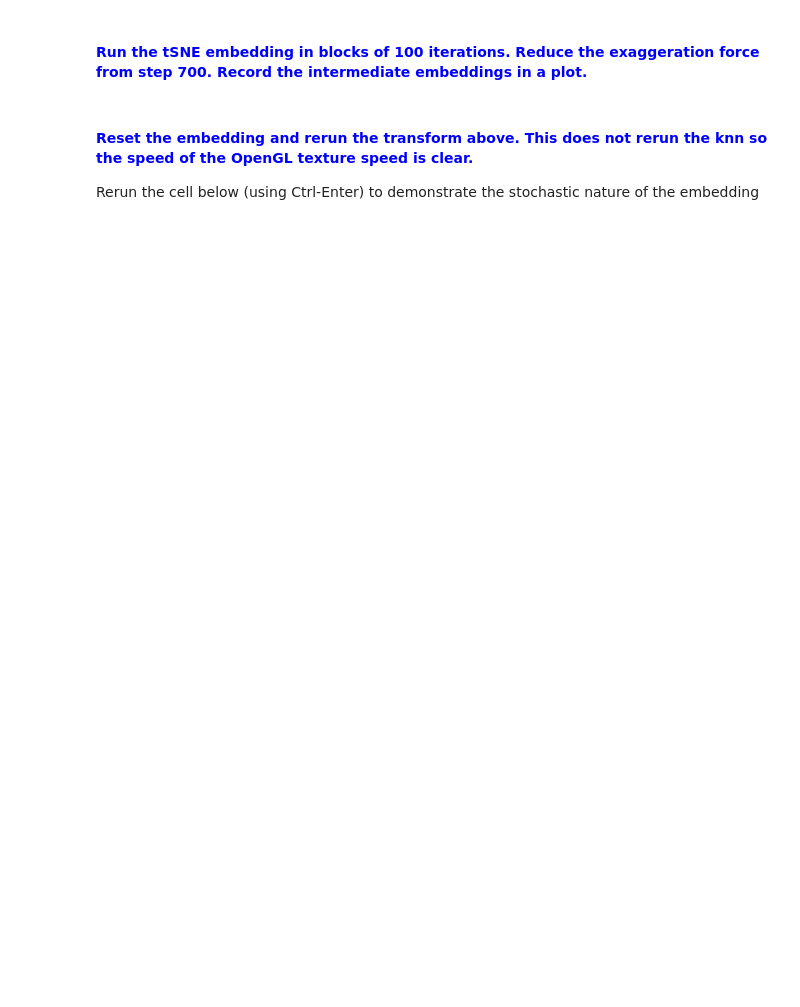
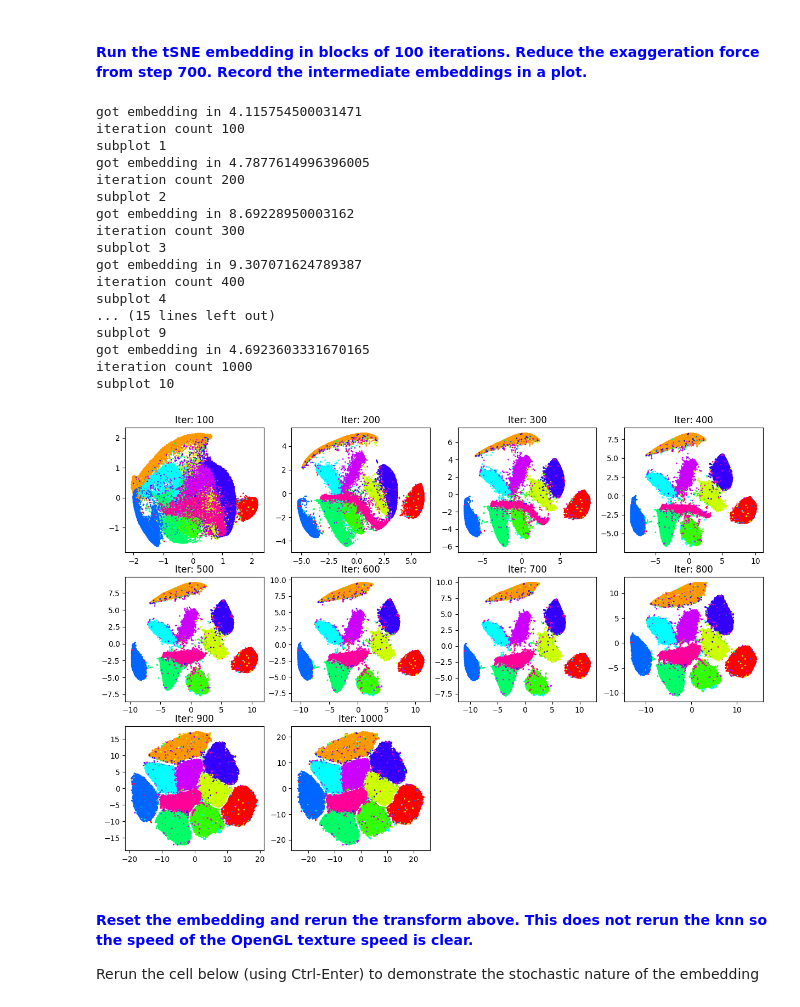
Before and after one commit to biovault/nptsne, a Jupyter notebook: demos/TSNEJupyterNotebook/NPTSNE_notebooktests.ipynb, the cells around one changed output. Drawn from its saved outputs; the diff is of its cells as text; code cells hidden in the pictures; blank space fills up the shorter version.

```diff
--- a/demos/TSNEJupyterNotebook/NPTSNE_notebooktests.ipynb
+++ b/demos/TSNEJupyterNotebook/NPTSNE_notebooktests.ipynb
@@ -119,28 +186,47 @@ if tsne.init_transform(mnist['data']):
 # %%
 step_size = 100
 plt.figure(2,figsize=(15,10))
 
 for i in range(10):
 
     start = timer()
     stop_exaggeration = False
     # reduce the forces from iteration 700
     if i == 7:
         tsne.start_exaggeration_decay()
         print(f'exaggeration stopping at {tsne.decay_started_at}')
     embedding = tsne.run_transform(verbose=False, iterations=step_size)
     end = timer()
     print(f'got embedding in {end - start}')
     print(f'iteration count {tsne.iteration_count}')
     xyembed = np.copy(embedding.reshape((70000, 2)))
     embeddings.append(xyembed)
     print(f"subplot {i+1}")
     plt.subplot(3,4,i+1)
     plt.gca().set_title('Iter: ' + str(100*(i+1)))
-    plt.scatter(xyembed[..., 0], xyembed[..., 1], c=mnist['label'], cmap=mcolors.ListedColormap(colors), facecolors='None', marker='o')
+    plt.scatter(xyembed[..., 0], xyembed[..., 1], c=mnist['label'], cmap=mcolors.ListedColormap(colors), marker='o')
 
 plt.draw()
 plt.savefig(f'testext.png')
+# %% [output]
+got embedding in 4.115754500031471
+iteration count 100
+subplot 1
+got embedding in 4.7877614996396005
+iteration count 200
+subplot 2
+got embedding in 8.69228950003162
+iteration count 300
+subplot 3
+got embedding in 9.307071624789387
+iteration count 400
+subplot 4
+... (15 lines left out)
+subplot 9
+got embedding in 4.6923603331670165
+iteration count 1000
+subplot 10
+[figure, added]
 # %% [markdown]
 #### <font color=blue>Reset the embedding and rerun the transform above. This does not rerun the knn so the speed of the OpenGL texture speed is clear.</font>
 
```
Also changed, not shown: parts of 12 cells of this notebook.
